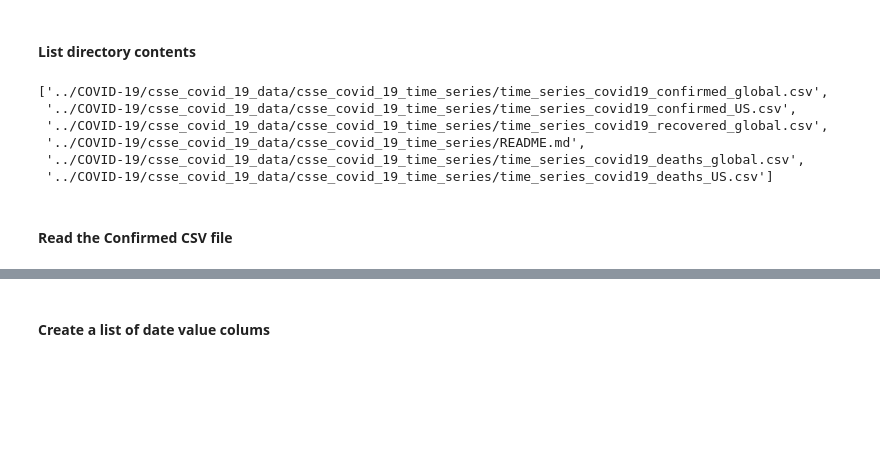
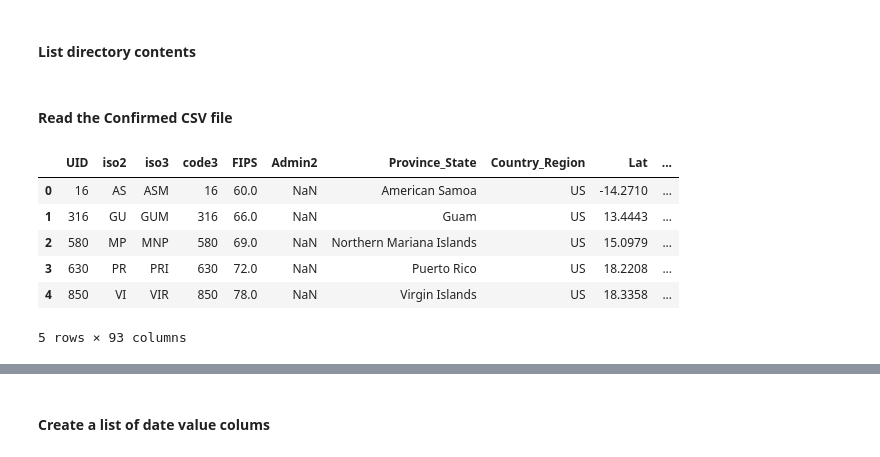
Before and after one commit to tom342178/covid-19-reports, a Jupyter notebook: covid-19-rep-1.ipynb, the cells around one changed output, grey strips where cells are left out. Saved outputs shown, nothing was run; the diff lists cells and outputs as text; code cells hidden in the pictures; blank space fills up the shorter version.

```diff
--- a/covid-19-rep-1.ipynb
+++ b/covid-19-rep-1.ipynb
@@ -8,14 +8,37 @@ import matplotlib.pyplot as plt
 # %% [markdown]
 #### List directory contents
 # %%
-glob.glob ("../COVID-19/csse_covid_19_data/csse_covid_19_time_series/*")
+## glob.glob ("../COVID-19/csse_covid_19_data/csse_covid_19_time_series/*")
-# %% [output]
-['../COVID-19/csse_covid_19_data/csse_covid_19_time_series/time_series_covid19_confirmed_global.csv',
- '../COVID-19/csse_covid_19_data/csse_covid_19_time_series/time_series_covid19_confirmed_US.csv',
- '../COVID-19/csse_covid_19_data/csse_covid_19_time_series/time_series_covid19_recovered_global.csv',
- '../COVID-19/csse_covid_19_data/csse_covid_19_time_series/README.md',
- '../COVID-19/csse_covid_19_data/csse_covid_19_time_series/time_series_covid19_deaths_global.csv',
- '../COVID-19/csse_covid_19_data/csse_covid_19_time_series/time_series_covid19_deaths_US.csv']
 # %% [markdown]
 #### Read the Confirmed CSV file
+# %%
+import types
+from botocore.client import Config
+import ibm_boto3
+
+def __iter__(self): return 0
+
+# @hidden_cell
+# The following code accesses a file in your IBM Cloud Object Storage. It includes your credentials.
+# You might want to remove those credentials before you share the notebook.
+client_18958d8119dc48f182f9a2534a77eb3e = ibm_boto3.client(service_name='s3',
+    ibm_api_key_id='wpfJ3T1TVnOY123gSaZPdN461S2hz20vC1IqJdtL8lgM',
+    ibm_auth_endpoint="https://iam.ng.bluemix.net/oidc/token",
+    config=Config(signature_version='oauth'),
+    endpoint_url='https://s3-api.us-geo.objectstorage.service.networklayer.com')
+
+body = client_18958d8119dc48f182f9a2534a77eb3e.get_object(Bucket='covid19tracking-donotdelete-pr-y0tq2flanttlmu',Key='time_series_covid19_confirmed_US.csv')['Body']
+# add missing __iter__ method, so pandas accepts body as file-like object
+if not hasattr(body, "__iter__"): body.__iter__ = types.MethodType( __iter__, body )
+
+confirmed = pd.read_csv(body)
+confirmed.head()
+# %% [output]
+|  | UID | iso2 | iso3 | code3 | FIPS | Admin2 | Province_State | Country_Region | Lat | ... |
+| 0 | 16 | AS | ASM | 16 | 60.0 | NaN | American Samoa | US | -14.2710 | ... |
+| 1 | 316 | GU | GUM | 316 | 66.0 | NaN | Guam | US | 13.4443 | ... |
+| 2 | 580 | MP | MNP | 580 | 69.0 | NaN | Northern Mariana Islands | US | 15.0979 | ... |
+| 3 | 630 | PR | PRI | 630 | 72.0 | NaN | Puerto Rico | US | 18.2208 | ... |
+| 4 | 850 | VI | VIR | 850 | 78.0 | NaN | Virgin Islands | US | 18.3358 | ... |
+5 rows × 93 columns
 # %%
```
Also changed, not shown: parts of 24 cells of this notebook.
